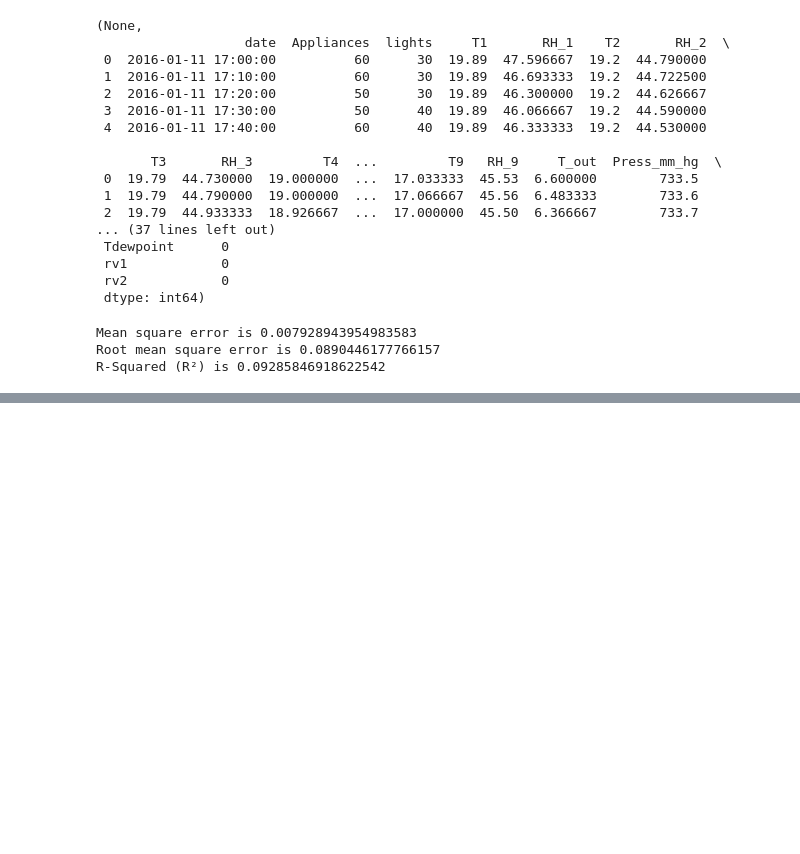
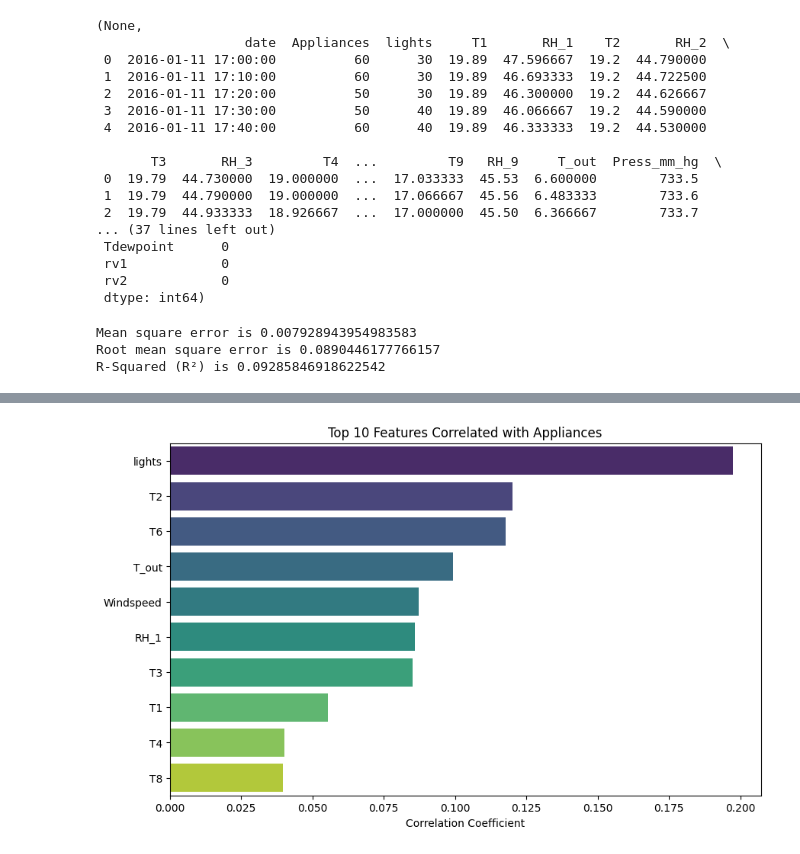
Before and after one commit to anibihakeem/predicting_energy_consumption, a Jupyter notebook: Predicting Energy Consumption.ipynb, the cells around one changed output, grey strips where cells are left out. Drawn from its saved outputs; the diff is of its cells as text; code cells hidden in the pictures; blank space fills up the shorter version.

```diff
--- a/Predicting Energy Consumption.ipynb
+++ b/Predicting Energy Consumption.ipynb
@@ -88,0 +104,12 @@ R-Squared (R²) is 0.09285846918622542
+# %%
+top_features = correlation[1:11]  # Top 10 features
+plt.figure(figsize=(10, 6))
+sns.barplot(x=top_features.values, y=top_features.index, palette="viridis")
+plt.title("Top 10 Features Correlated with Appliances")
+plt.xlabel("Correlation Coefficient")
+plt.show()
+
+#This bar chart showcases the top 10 features most correlated with Appliances.
+#These features were selected for building the regression model.
+# %% [output]
+[figure, added]
```
Also changed, not shown: parts of 4 cells of this notebook.
